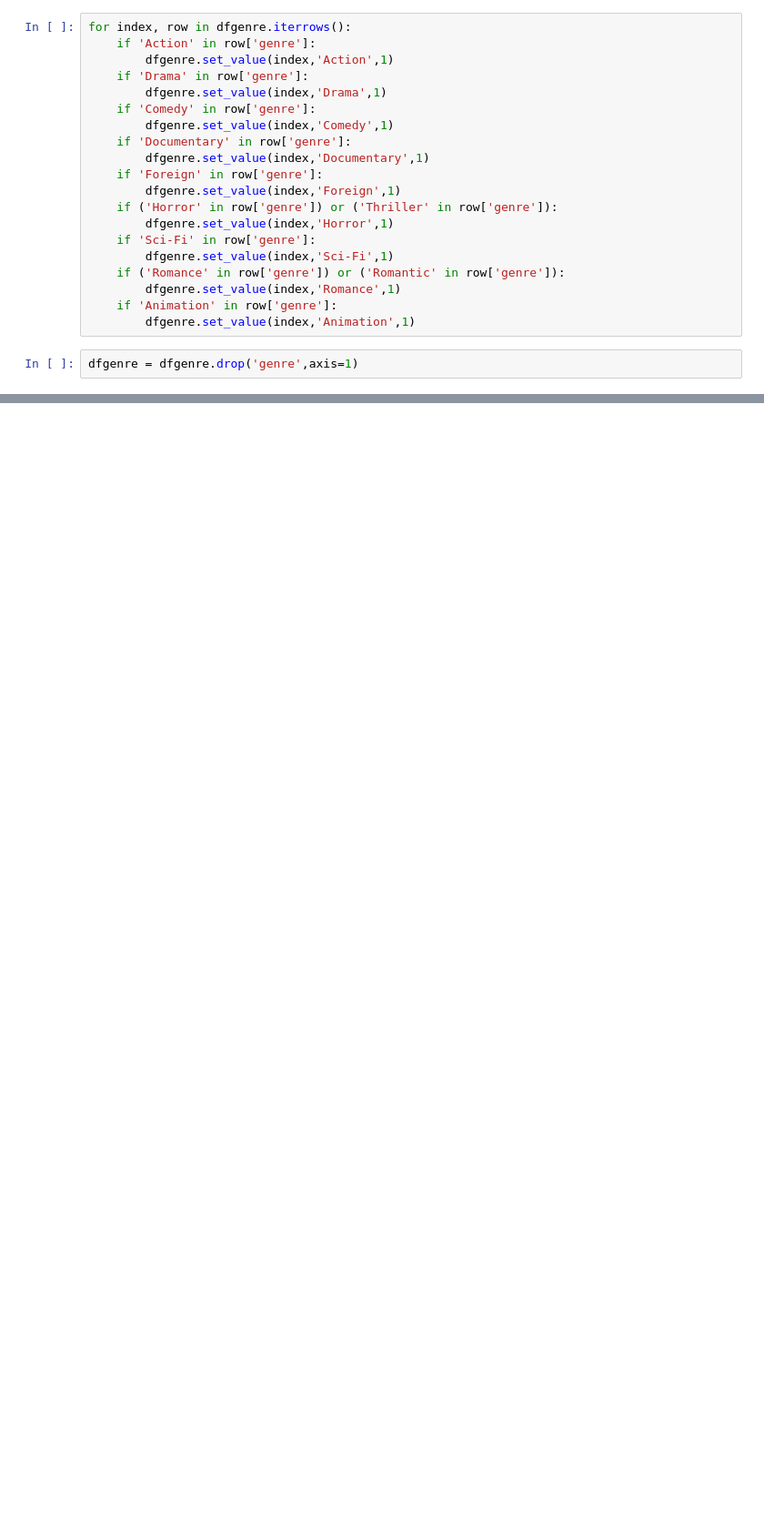
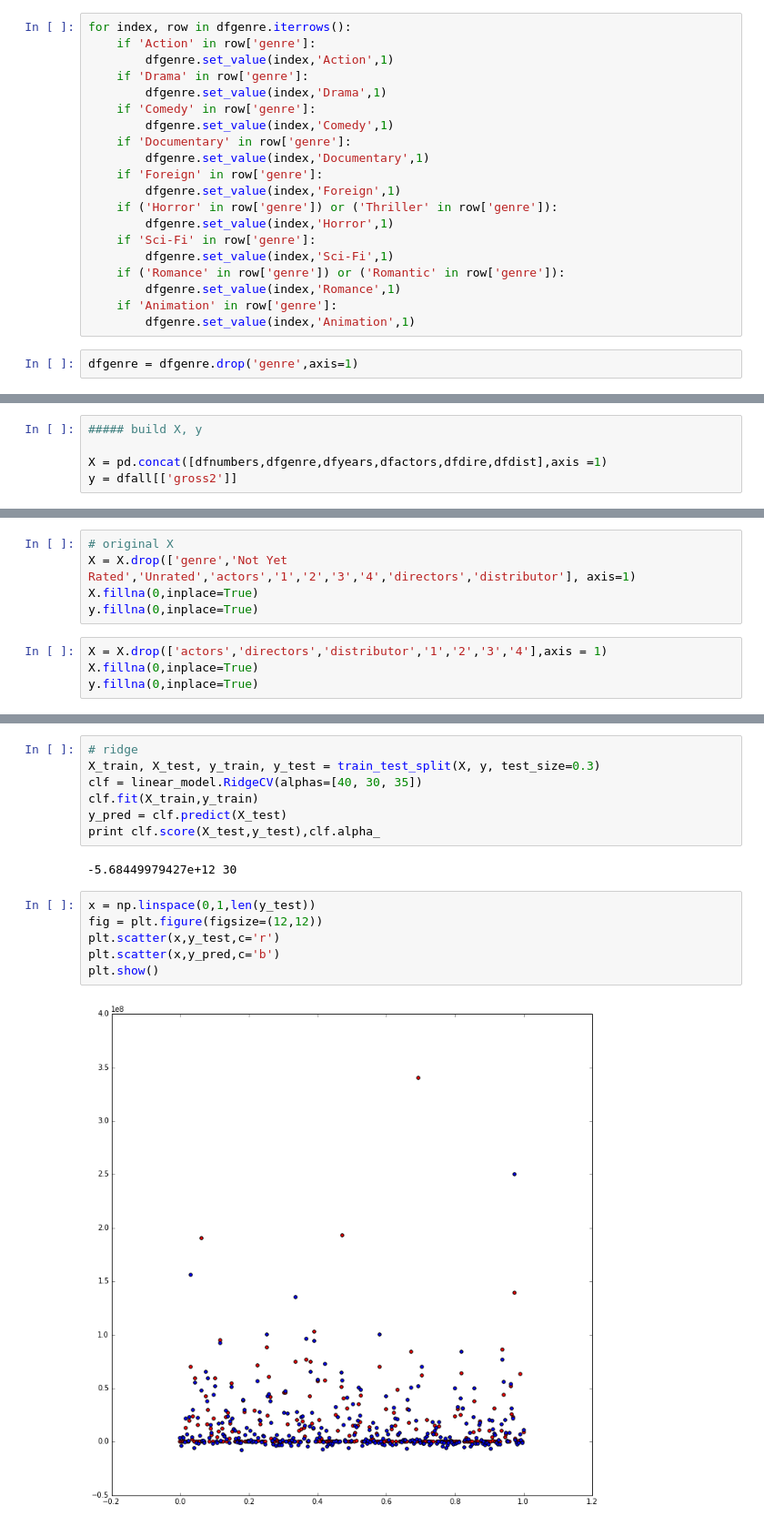
Before and after one commit to Hongtian22/capstone_project, a Jupyter notebook: Code/try.ipynb, the cells around one changed output, grey strips where cells are left out. Shown: that part at 91% size. Drawn from its saved outputs; the diff is of its cells as text; blank space fills up the shorter version.

```diff
--- a/Code/try.ipynb
+++ b/Code/try.ipynb
@@ -703,0 +768,5 @@ db.test.find_one()
+# %%
+##### build X, y
+
+X = pd.concat([dfnumbers,dfgenre,dfyears,dfactors,dfdire,dfdist],axis =1)
+y = dfall[['gross2']]
@@ -703,0 +793,9 @@ db.test.find_one()
+# %%
+# original X
+X = X.drop(['genre','Not Yet Rated','Unrated','actors','1','2','3','4','directors','distributor'], axis=1)
+X.fillna(0,inplace=True)
+y.fillna(0,inplace=True)
+# %%
+X = X.drop(['actors','directors','distributor','1','2','3','4'],axis = 1)
+X.fillna(0,inplace=True)
+y.fillna(0,inplace=True)
@@ -703,0 +831,17 @@ db.test.find_one()
+# %%
+# ridge
+X_train, X_test, y_train, y_test = train_test_split(X, y, test_size=0.3)
+clf = linear_model.RidgeCV(alphas=[40, 30, 35])
+clf.fit(X_train,y_train)
+y_pred = clf.predict(X_test)
+print clf.score(X_test,y_test),clf.alpha_
+# %% [output]
+-5.68449979427e+12 30
+# %%
+x = np.linspace(0,1,len(y_test))
+fig = plt.figure(figsize=(12,12))
+plt.scatter(x,y_test,c='r')
+plt.scatter(x,y_pred,c='b')
+plt.show()
+# %% [output]
+[figure, added]
```
Also changed, not shown: parts of 61 cells of this notebook.
